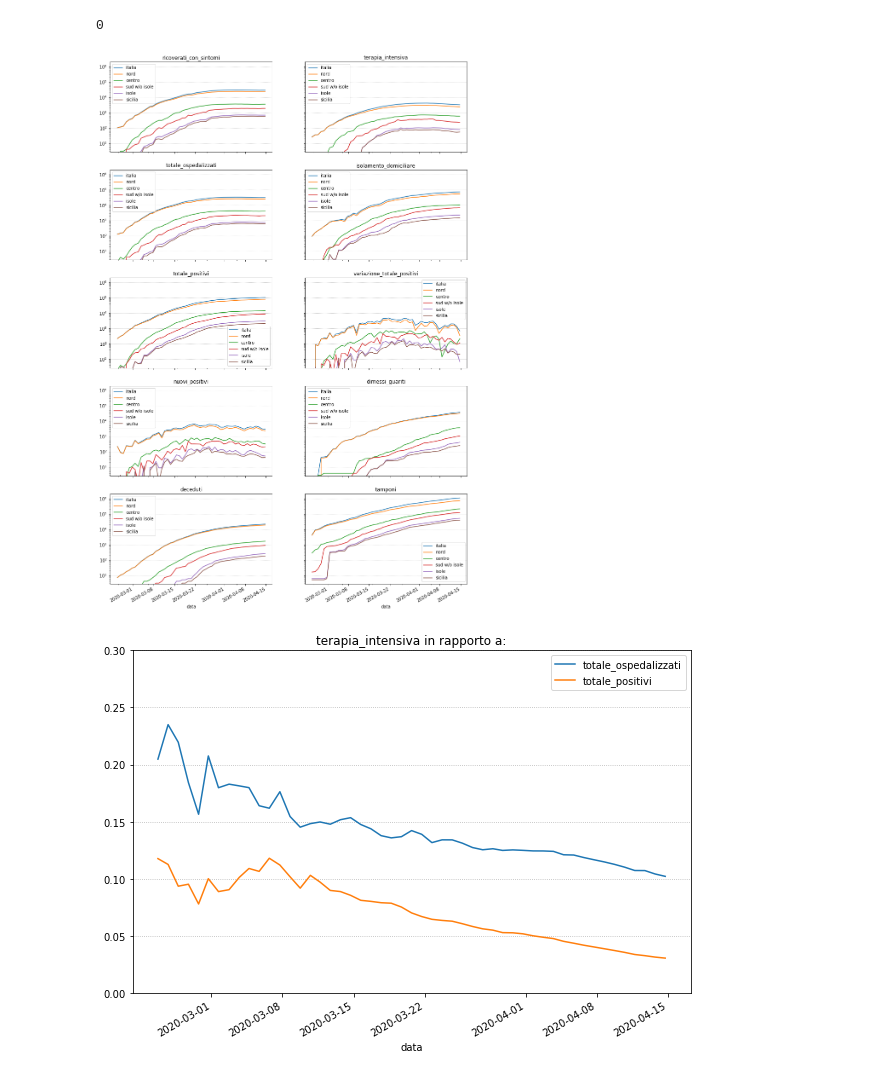
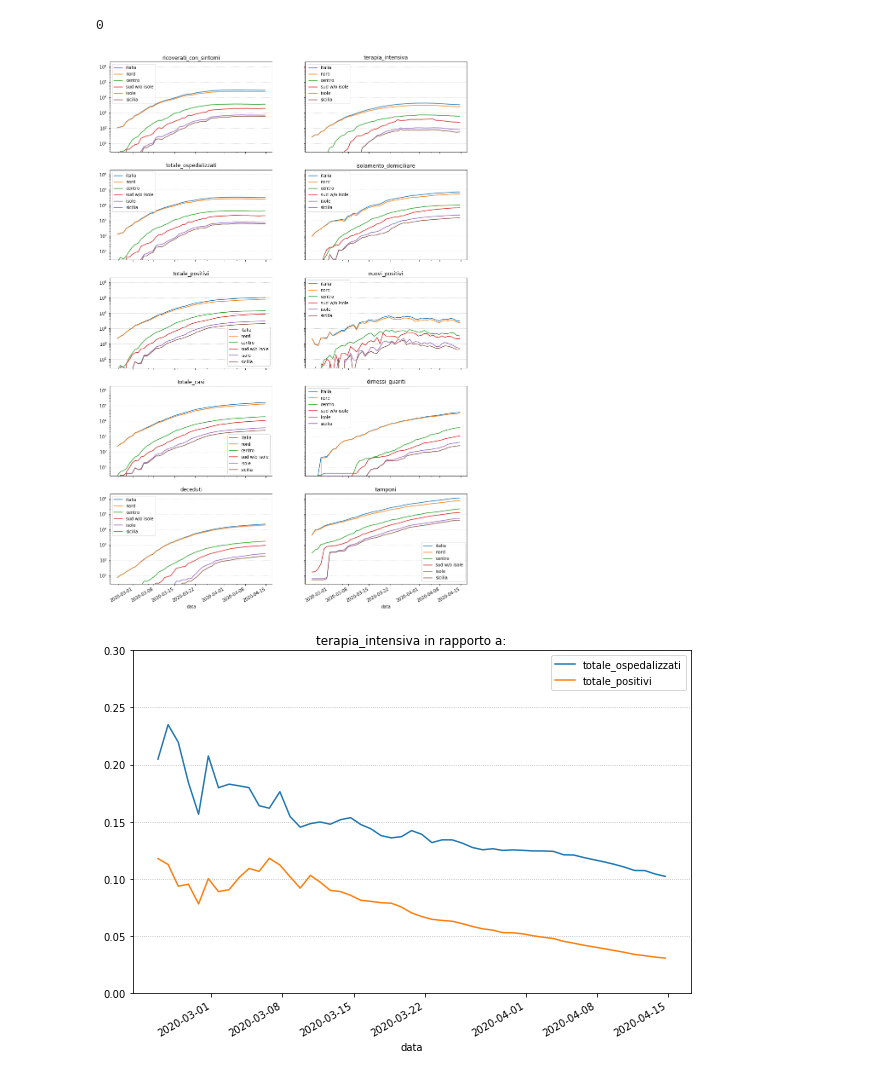
Before and after one commit to AvverbioPronome/covid, a Jupyter notebook: Covid1.ipynb, the cells around one changed output. Drawn from its saved outputs; the diff is of its cells as text; code cells hidden in the pictures.

Commit message:
use itertools, change columns

```diff
--- a/Covid1.ipynb
+++ b/Covid1.ipynb
@@ -41,34 +40,34 @@ print ("{}".format(data_age.days))
 # %%
 colonne = [
     "ricoverati_con_sintomi",
     "terapia_intensiva",
     "totale_ospedalizzati",
     "isolamento_domiciliare",
     "totale_positivi",
-    'variazione_totale_positivi',
     "nuovi_positivi",
+    "totale_casi",
     "dimessi_guariti",
     "deceduti",
-#    "totale_casi",
     "tamponi"
 ]
 
 fig, axes = plt.subplots(5,2,sharex=True,sharey=True,figsize=(15,25))
 
-i=0
+from itertools import cycle
+axes = cycle(axes.flatten())
 
 for a in aree:
     t = filter_area(dati, a).groupby("data").sum()
     for c in colonne:
-        ax = axes.flatten()[i % len(axes.flatten())]; i += 1
+        ax = next(axes)
 
         t.plot(y=c, ax=ax, label=a['name'], title=c)
         ax.semilogy()
         ax.grid(axis='y', ls=':')
 
 fig.show()
 # %% [output]
-[figure, old version]
+[figure, new version]
 # %%
 fig, ax = plt.subplots(figsize=(10,7))
 complessiva=dati.groupby("data").sum()
```
Also changed, not shown: parts of 1 cell of this notebook.
